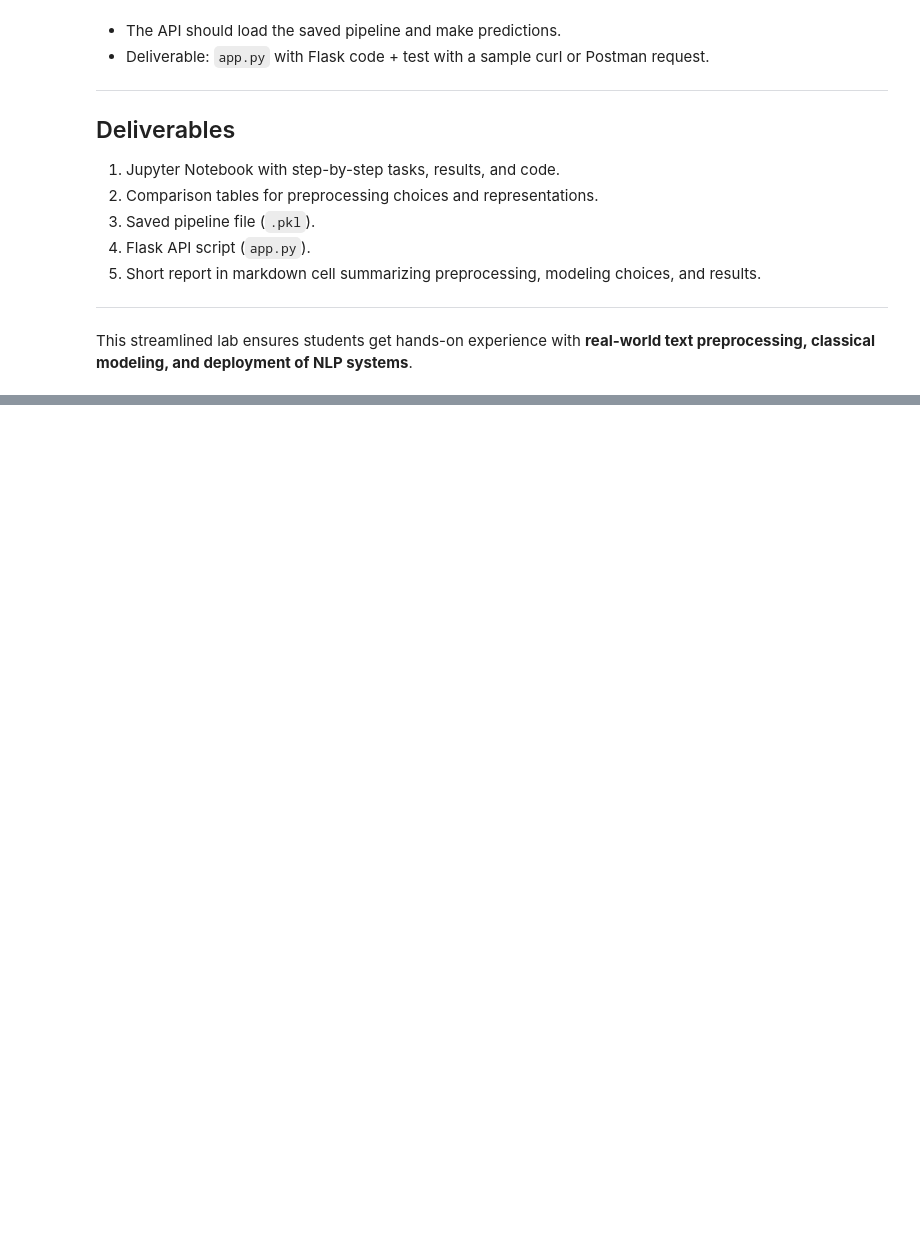
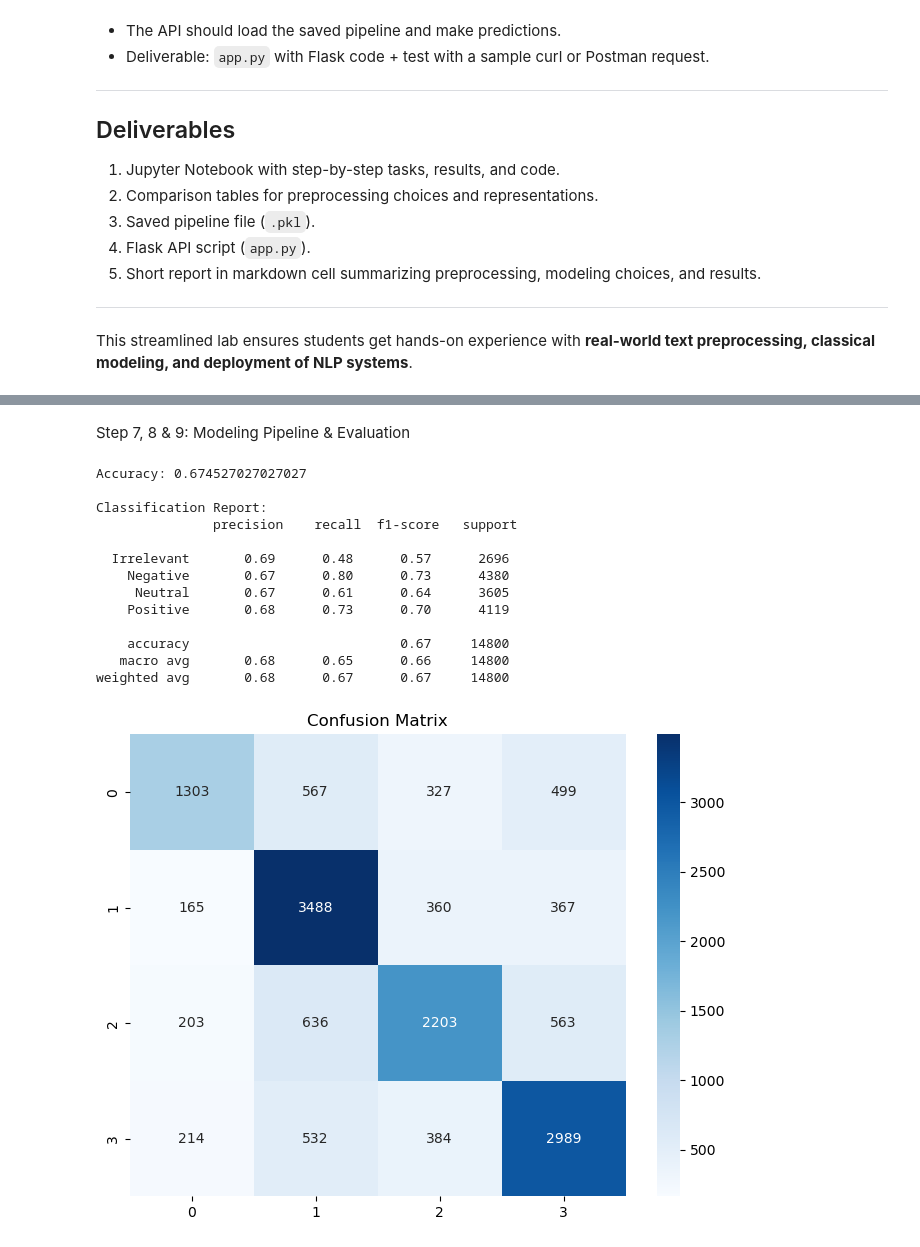
Before and after one commit to YousefM1911/DEPI, a Jupyter notebook: NLP_task.ipynb, the cells around one changed output, grey strips where cells are left out. Saved outputs shown, nothing was run; the diff lists cells and outputs as text; code cells hidden in the pictures; blank space fills up the shorter version.

```diff
--- a/NLP_task.ipynb
+++ b/NLP_task.ipynb
@@ -223,0 +218,16 @@ Training set: (1600000, 6)
+# %%
+from nltk.stem import PorterStemmer, WordNetLemmatizer
+nltk.download('wordnet')
+
+stemmer = PorterStemmer()
+lemmatizer = WordNetLemmatizer()
+
+# Compare on a sample list
+sample_words = ["running", "cats", "better", "went", "happily", "doing", "studies", "generously", "leaves", "feet"]
+
+print(f"{'Original':<12} {'Stem':<12} {'Lemma':<12}")
+for w in sample_words:
+    print(f"{w:<12} {stemmer.stem(w):<12} {lemmatizer.lemmatize(w, pos='v'):<12}")
+
+# Apply Lemmatization to the dataframe (often better for sentiment)
+df['processed_text'] = df['tokens'].apply(lambda tokens: ' '.join([lemmatizer.lemmatize(w) for w in tokens]))
@@ -223,0 +276,51 @@ Training set: (1600000, 6)
+# %% [markdown]
+Step 7, 8 & 9: Modeling Pipeline & Evaluation
+# %%
+from sklearn.feature_extraction.text import TfidfVectorizer
+from sklearn.linear_model import LogisticRegression
+from sklearn.pipeline import Pipeline
+from sklearn.model_selection import train_test_split
+from sklearn.metrics import classification_report, confusion_matrix, accuracy_score
+
+# Split Data
+X = df['processed_text']
+y = df['sentiment']
+
+X_train, X_test, y_train, y_test = train_test_split(X, y, test_size=0.2, random_state=42)
+
+# Build Pipeline
+pipeline = Pipeline([
+    ('tfidf', TfidfVectorizer(max_features=5000)),
+    ('clf', LogisticRegression(max_iter=1000))
+])
+
+# Train
+pipeline.fit(X_train, y_train)
+
+# Predict
+y_pred = pipeline.predict(X_test)
+
+# Evaluation
+print("Accuracy:", accuracy_score(y_test, y_pred))
+print("\nClassification Report:\n", classification_report(y_test, y_pred))
+
+# Confusion Matrix
+plt.figure(figsize=(8,6))
+sns.heatmap(confusion_matrix(y_test, y_pred), annot=True, fmt='d', cmap='Blues')
+plt.title('Confusion Matrix')
+plt.show()
+# %% [output]
+Accuracy: 0.674527027027027
+
+Classification Report:
+               precision    recall  f1-score   support
+
+  Irrelevant       0.69      0.48      0.57      2696
+    Negative       0.67      0.80      0.73      4380
+     Neutral       0.67      0.61      0.64      3605
+    Positive       0.68      0.73      0.70      4119
+
+    accuracy                           0.67     14800
+   macro avg       0.68      0.65      0.66     14800
+weighted avg       0.68      0.67      0.67     14800
+[figure, added]
```
Also changed, not shown: parts of 15 cells of this notebook, 4 other files.
